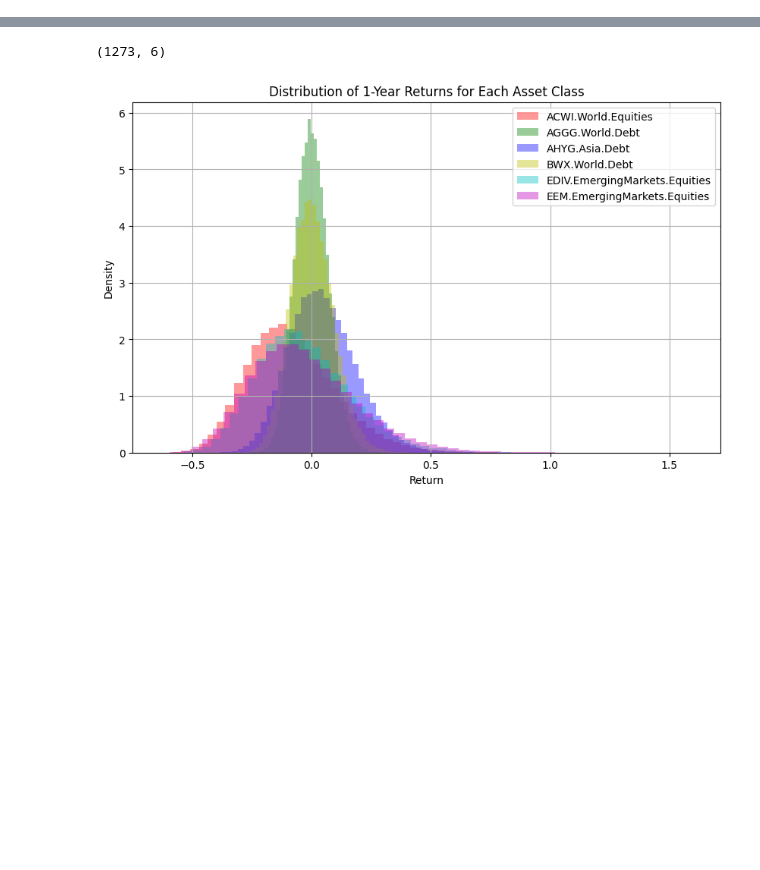
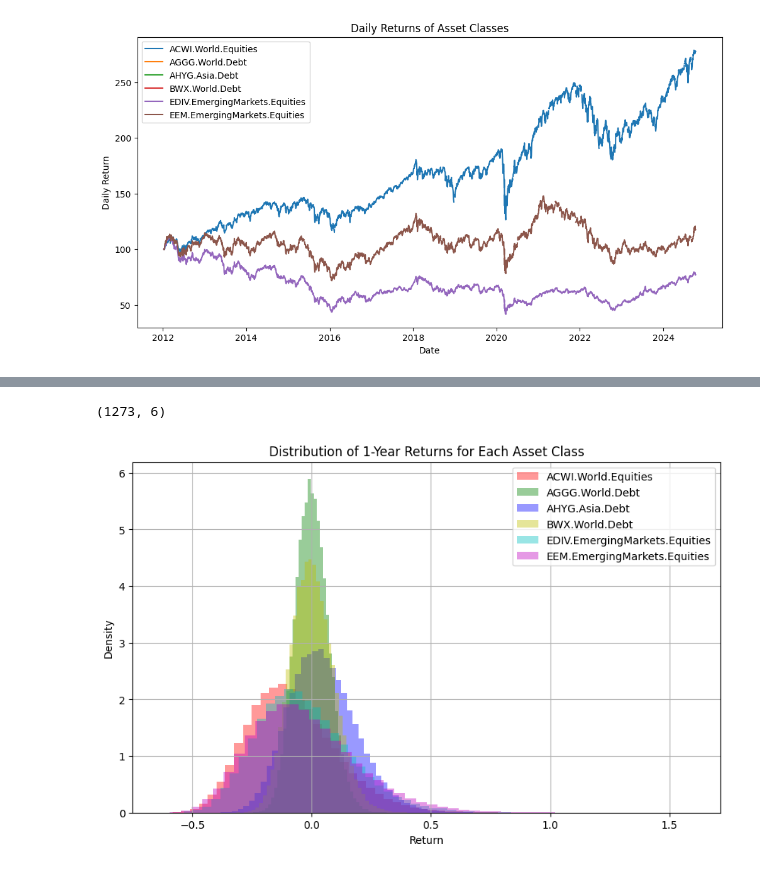
Before and after one commit to nickaskari/portfolio-opt-insurance, a Jupyter notebook: optimization/explore/bof_distribution.ipynb, the cells around one changed output, grey strips where cells are left out. Cells and saved outputs as stored; diff of their text form; code cells hidden in the pictures; blank space fills up the shorter version.

```diff
--- a/optimization/explore/bof_distribution.ipynb
+++ b/optimization/explore/bof_distribution.ipynb
@@ -32,0 +30,13 @@ returns_df.head()
+# %%
+plt.figure(figsize=(12, 6))
+for col in df.columns:
+    plt.plot(df.index, df[col], label=col)
+
+# Add plot title and labels
+plt.title("Daily Returns of Asset Classes")
+plt.xlabel("Date")
+plt.ylabel("Daily Return")
+plt.legend(loc="best")
+plt.show()
+# %% [output]
+[figure, added]
```
Also changed, not shown: parts of 5 cells of this notebook, 5 other files.
